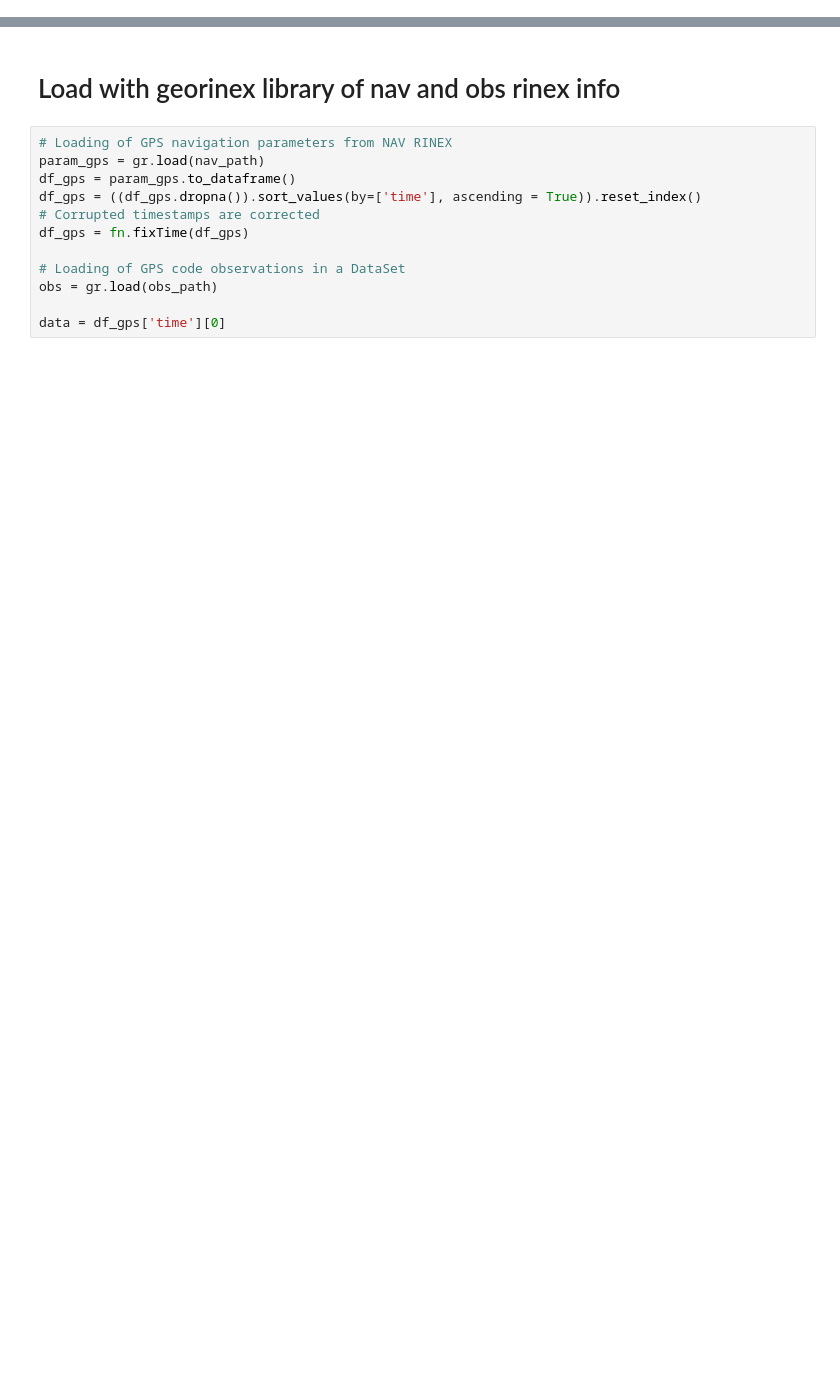
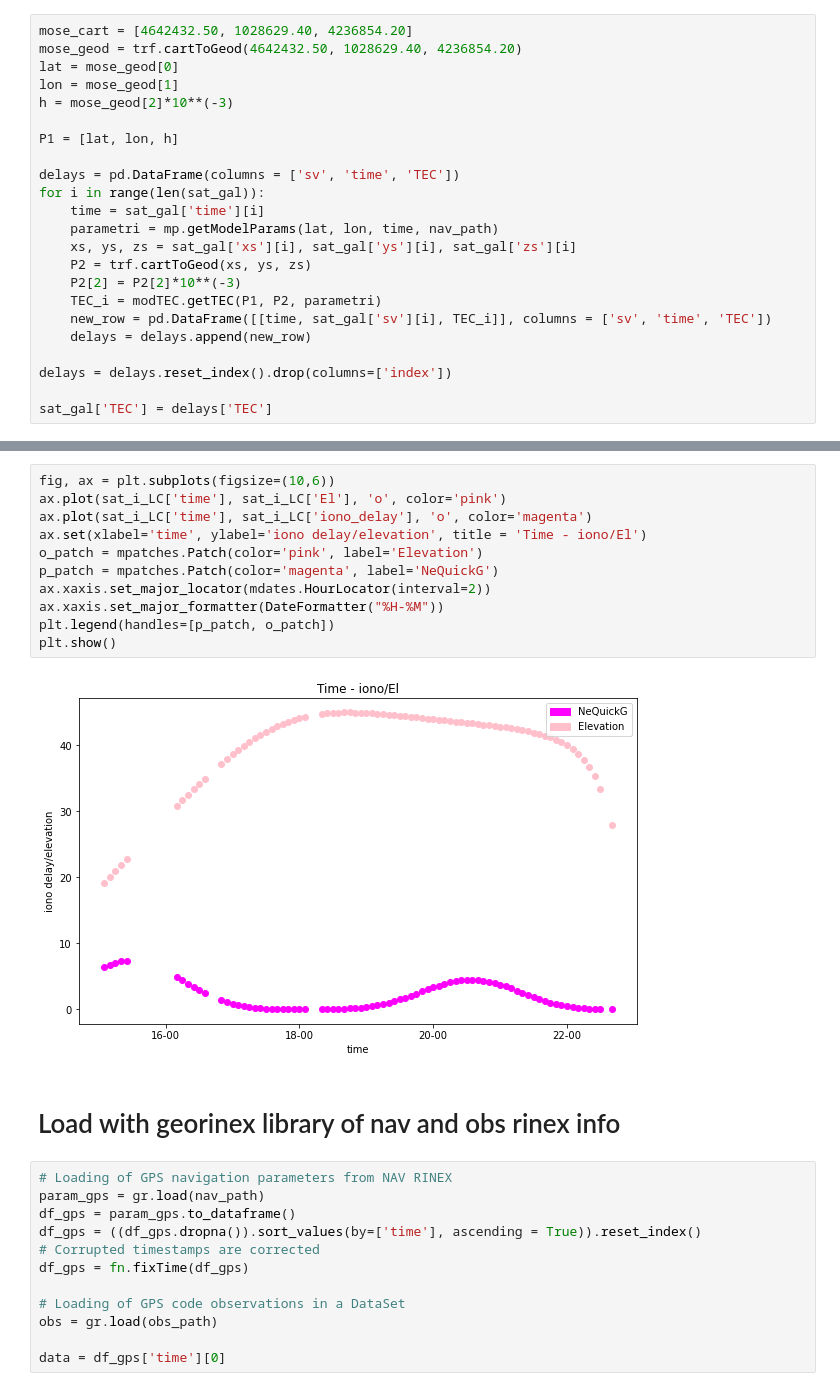
Before and after one commit to mariannaalghisi1996/pointPositioning, a Jupyter notebook: pointPosNotebook.ipynb, the cells around one changed output, grey strips where cells are left out. Cells and saved outputs as stored; diff of their text form; blank space fills up the shorter version.

```diff
--- a/pointPosNotebook.ipynb
+++ b/pointPosNotebook.ipynb
@@ -26,0 +47,23 @@ cutoff = int(p[3])
+# %%
+mose_cart = [4642432.50, 1028629.40, 4236854.20]
+mose_geod = trf.cartToGeod(4642432.50, 1028629.40, 4236854.20)
+lat = mose_geod[0]
+lon = mose_geod[1]
+h = mose_geod[2]*10**(-3)
+
+P1 = [lat, lon, h]
+
+delays = pd.DataFrame(columns = ['sv', 'time', 'TEC'])
+for i in range(len(sat_gal)):
+    time = sat_gal['time'][i]
+    parametri = mp.getModelParams(lat, lon, time, nav_path)
+    xs, ys, zs = sat_gal['xs'][i], sat_gal['ys'][i], sat_gal['zs'][i]
+    P2 = trf.cartToGeod(xs, ys, zs)
+    P2[2] = P2[2]*10**(-3)
+    TEC_i = modTEC.getTEC(P1, P2, parametri)
+    new_row = pd.DataFrame([[time, sat_gal['sv'][i], TEC_i]], columns = ['sv', 'time', 'TEC'])
+    delays = delays.append(new_row)
+
+delays = delays.reset_index().drop(columns=['index'])
+
+sat_gal['TEC'] = delays['TEC']
@@ -27,3 +203,16 @@ cutoff = int(p[3])
+# %%
+fig, ax = plt.subplots(figsize=(10,6))
+ax.plot(sat_i_LC['time'], sat_i_LC['El'], 'o', color='pink')
+ax.plot(sat_i_LC['time'], sat_i_LC['iono_delay'], 'o', color='magenta')
+ax.set(xlabel='time', ylabel='iono delay/elevation', title = 'Time - iono/El')
+o_patch = mpatches.Patch(color='pink', label='Elevation')
+p_patch = mpatches.Patch(color='magenta', label='NeQuickG')
+ax.xaxis.set_major_locator(mdates.HourLocator(interval=2))
+ax.xaxis.set_major_formatter(DateFormatter("%H-%M"))
+plt.legend(handles=[p_patch, o_patch])
+plt.show()
+# %% [output]
+[figure, added]
 # %% [markdown]
 # Load with georinex library of nav and obs rinex info
 # %%
```
Also changed, not shown: parts of 15 cells of this notebook, 26 other files.
